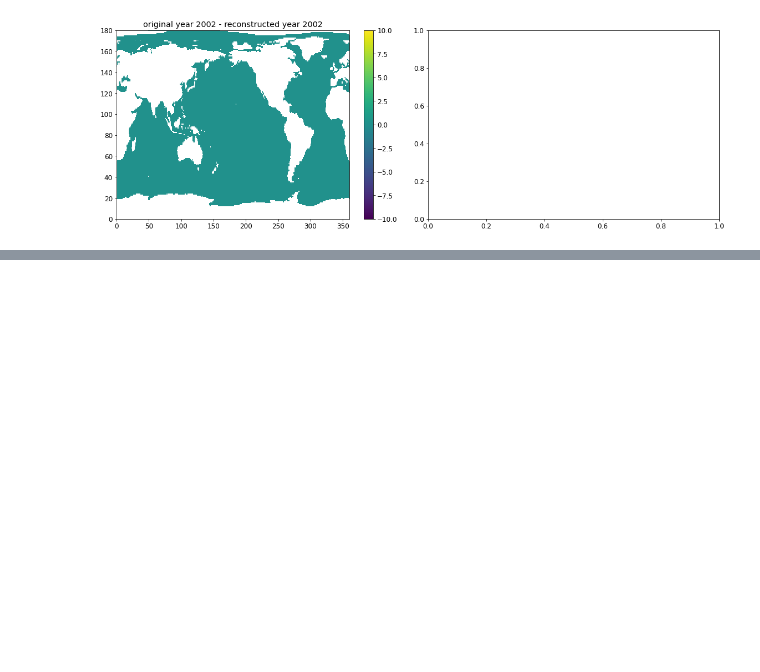
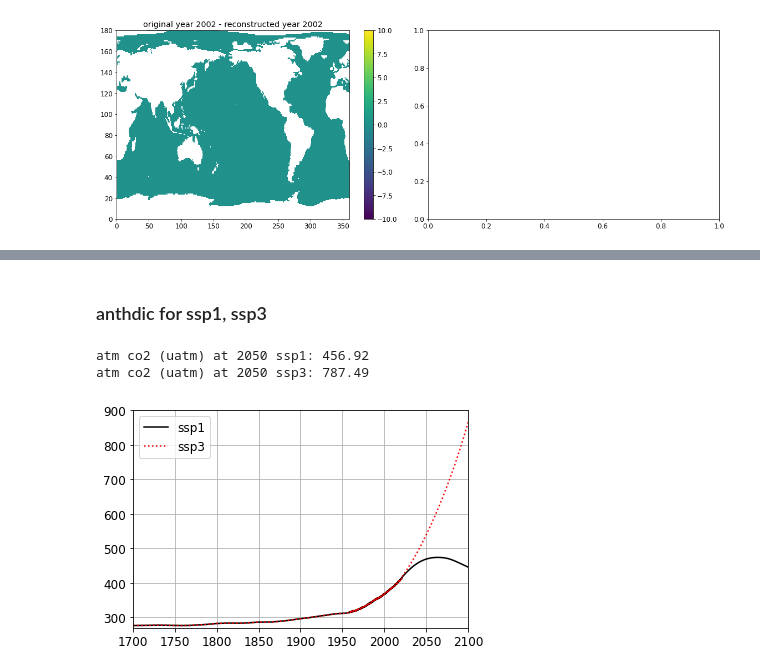
Before and after one commit to tjarnikova/SOZONE, a Jupyter notebook: Tuning/glodapBasedRestart.ipynb, the cells around one changed output, grey strips where cells are left out. Drawn from its saved outputs; the diff is of its cells as text; code cells hidden in the pictures; blank space fills up the shorter version.

```diff
--- a/Tuning/glodapBasedRestart.ipynb
+++ b/Tuning/glodapBasedRestart.ipynb
@@ -545 +541,47 @@ findfont: Font family ['normal'] not found. Falling back to DejaVu Sans.
 [figure]
+# %% [markdown]
+### anthdic for ssp1, ssp3
+# %%
+co2_ssp1 = '/gpfs/data/greenocean/software/resources/SOZONE_atmo/atmco2_ssp1-26.dat'
+co2_ssp3 = '/gpfs/data/greenocean/software/resources/SOZONE_atmo/atmco2_ssp3-70.dat'
+# %%
+atmo_co2_ssp1 = pd.read_csv(co2_ssp1, sep='\t')
+atmo_co2_ssp3 = pd.read_csv(co2_ssp3, sep='\t')
+# %%
+
+
+yr = atmo_co2_ssp1['1650.042'].values
+co2atm_ssp1 = atmo_co2_ssp1['276.58'].values
+co2atm_ssp3 = atmo_co2_ssp3['276.58'].values
+
+
+yrmns = np.arange(1700,2100,1)
+yrmn_co2_ssp1 = np.arange(1700,2100,1)
+yrmn_co2_ssp1 = yrmn_co2_ssp1.astype('float')
+yrmn_co2_ssp3 = np.arange(1700,2100,1)
+yrmn_co2_ssp3 = yrmn_co2_ssp3.astype('float')
+
+
+for i in range(1700,2100):
+    yrmn_co2_ssp1[i-1700] = np.nanmean(co2atm_ssp1[(yr >= i) & (yr< i+1)])
+    yrmn_co2_ssp3[i-1700] = np.nanmean(co2atm_ssp3[(yr >= i) & (yr< i+1)])
+
+    # print(yrmn_co2[i-1700])
+
+plt.figure()
+plt.plot(yr,co2atm_ssp1, 'k-', label = 'ssp1')
+plt.plot(yr,co2atm_ssp3, 'r:', label = 'ssp3')
+
+#plt.plot(yrmns,yrmn_co2, 'r.', label = 'yearly means')
+plt.legend()
+plt.xlim([1700,2100])
+plt.ylim([270,900])
+plt.grid()
+# plt.title('atmo co2, ppm, from GCB 2023 reference files')
+ty = 2090
+print(f'atm co2 (uatm) at 2050 ssp1: {yrmn_co2_ssp1[yrmns == ty][0]}')
+print(f'atm co2 (uatm) at 2050 ssp3: {yrmn_co2_ssp3[yrmns == ty][0]}')
+# %% [output]
+atm co2 (uatm) at 2050 ssp1: 456.92
+atm co2 (uatm) at 2050 ssp3: 787.49
+[figure, added]
```
Also changed, not shown: parts of 14 cells of this notebook, 6 other files.
